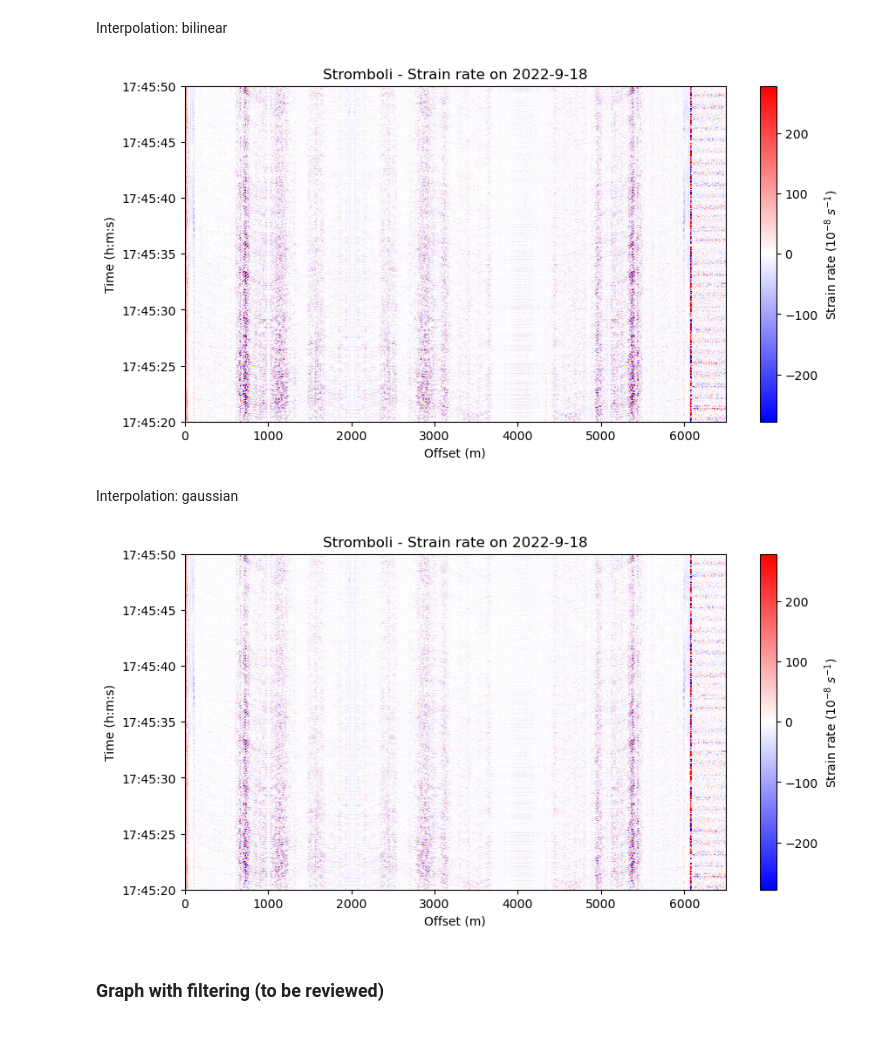
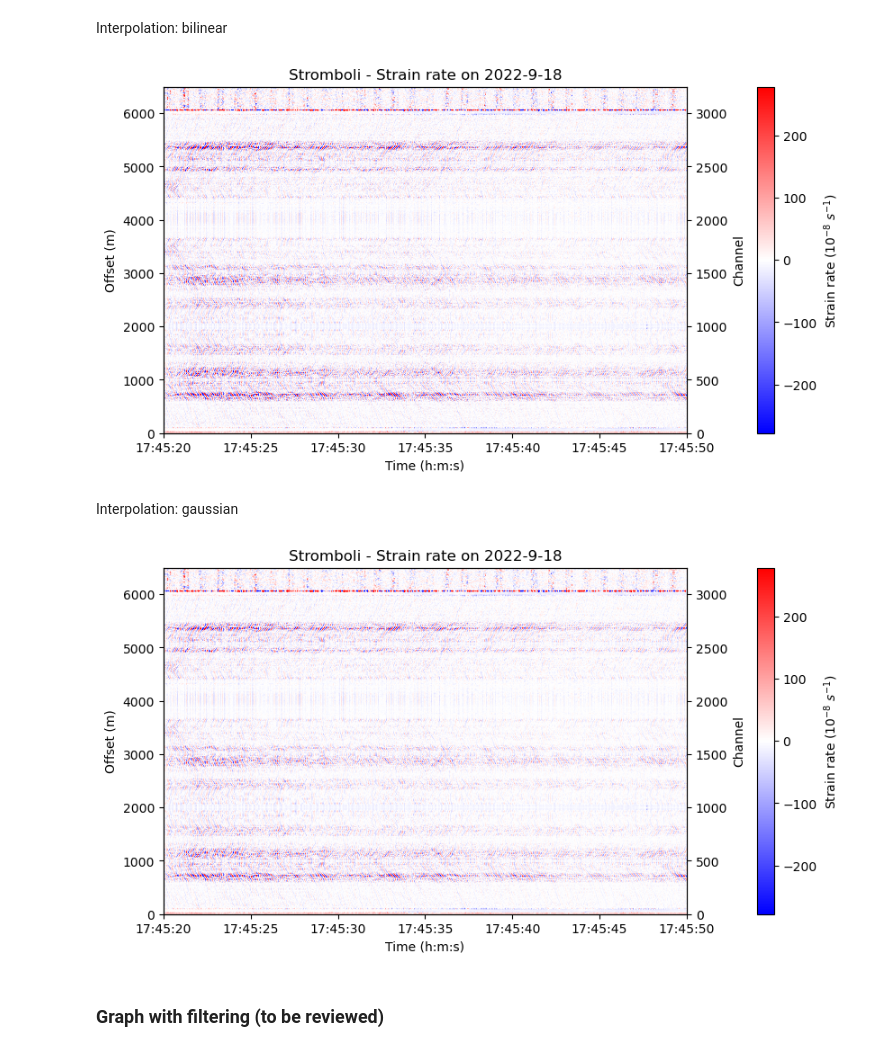
Before and after one commit to luciehgnt/DAS-internhip-IPGP, a Jupyter notebook: h5-to-nc-and-plot.ipynb, the cells around one changed output. Drawn from its saved outputs; the diff is of its cells as text; code cells hidden in the pictures.

```diff
--- a/h5-to-nc-and-plot.ipynb
+++ b/h5-to-nc-and-plot.ipynb
@@ -161,15 +200,20 @@ array([1.66352254e+09, 1.66352254e+09, 1.66352254e+09, ...,
 # %%
 ds = xr.Dataset({
-    'strain_rate': (dimensions, variable),
+    'strain_rates': (dimensions, strain_rates),
     'longitude': ('channel', longitude),
     'latitude': ('channel', latitude),
     'altitude': ('channel', altitude),
     'orientation': ('channel', orientation),
     'offset_fib' :  ('channel', offset_fib)
       })
+
 #ds['time'] = times_s
 ds['time'] = times_extended
 ds['offset'] = das['offset']
 ds['channel'] = channel
+
+ds.attrs['unit'] = f'strain rates in 10e-8 /s'
+
+ds = ds.rename({'time': 'times', 'offset': 'offsets'})
 # %% [markdown]
 Rename dimensions / coordinates so that we don't get mixed up between these and other python methods such as the time() function :
@@ -298,16 +312,16 @@ Coordinates:
 # %%
-extreme = np.median(np.array(vlp_array)) + 3*np.std(np.array(vlp_array))
+extreme = np.median(np.array(vlp_ds['strain_rates'])) + 3*np.std(np.array(vlp_ds['strain_rates']))
 extreme
 # %% [output]
 278.1107738018036
 # %%
-space = np.round(vlp_array["offsets"].values, 2)
+space = np.round(vlp_ds["offsets"].values, 2)
 #time = np.array(np.cumsum(np.diff(vlp_ds["time"].values))).astype(dtype=np.float64)*1e-9 - dt
-time = np.array(vlp_array["times"].values)
+time = np.array(vlp_ds["times"].values)
 
-extent_plot = np.min(space), np.max(space), np.min(time), np.max(time)
+extent_plot = np.min(time), np.max(time), np.min(space), np.max(space)
 # %%
-recording_date = pd.to_datetime(vlp_array['times'][0].values).date().strftime("%Y-%-m-%-d") # for the title
+recording_date = pd.to_datetime(vlp_ds['times'][0].values).date().strftime("%Y-%-m-%-d") # for the title
 # %% [markdown]
 No interpolation
 # %%
@@ -349,37 +377,51 @@ Interpolation: bilinear
 # %%
 plt.figure(figsize=(10,5))
 ax = plt.gca()
 
-im = ax.imshow(vlp_array, extent=extent_plot, cmap=plt.cm.bwr,
+im = ax.imshow(vlp_ds['strain_rates'].T, extent=extent_plot, cmap=plt.cm.bwr,
                interpolation='bilinear', vmin = -extreme, vmax=extreme, origin='lower', aspect='auto')
 
-ax.yaxis_date()
-ax.set_xlabel('Offset (m)')
-ax.set_ylabel('Time (h:m:s)')
+ax.xaxis_date()
+ax.set_ylabel('Offset (m)')
+ax.set_xlabel('Time (h:m:s)')
 ax.set_title('Stromboli - Strain rate on '+ recording_date)
 
-plt.colorbar(im).set_label('Strain rate ' + r'$(10^{-8}$'+ ' ' + r'$ s^{-1})$')
+ax2 = ax.twinx()
+ax2.set_ylim(vlp_ds['channels'].min(), vlp_ds['channels'].max())
+ax2.set_ylabel('Channel')
+
+
+cbar = plt.colorbar(im, ax=ax, orientation='vertical', pad=0.1)
+cbar.set_label('Strain rate ' + r'$(10^{-8}$' + ' ' + r'$ s^{-1})$')
+
 plt.show()
 # %% [output]
-[figure, old version]
+[figure, new version]
 # %% [markdown]
 Interpolation: gaussian
 # %%
 plt.figure(figsize=(10,5))
 ax = plt.gca()
 
-im = ax.imshow(vlp_array, extent=extent_plot, cmap=plt.cm.bwr,
-               interpolation='gaussian', vmin = -extreme, vmax=extreme, origin='lower',aspect='auto')
+im = ax.imshow(vlp_ds['strain_rates'].T, extent=extent_plot, cmap=plt.cm.bwr,
+               interpolation='gaussian', vmin = -extreme, vmax=extreme, origin='lower', aspect='auto')
 
-ax.yaxis_date()
-ax.set_xlabel('Offset (m)')
-ax.set_ylabel('Time (h:m:s)')
+ax.xaxis_date()
+ax.set_ylabel('Offset (m)')
+ax.set_xlabel('Time (h:m:s)')
 ax.set_title('Stromboli - Strain rate on '+ recording_date)
 
-plt.colorbar(im).set_label('Strain rate ' + r'$(10^{-8}$'+ ' ' + r'$ s^{-1})$')
+ax2 = ax.twinx()
+ax2.set_ylim(vlp_ds['channels'].min(), vlp_ds['channels'].max())
+ax2.set_ylabel('Channel')
+
+
+cbar = plt.colorbar(im, ax=ax, orientation='vertical', pad=0.1)
+cbar.set_label('Strain rate ' + r'$(10^{-8}$' + ' ' + r'$ s^{-1})$')
+
 plt.show()
 # %% [output]
-[figure, old version]
+[figure, new version]
 # %% [markdown]
 ### Graph with filtering (to be reviewed)
 # %% [markdown]
```
Also changed, not shown: parts of 24 cells of this notebook.
